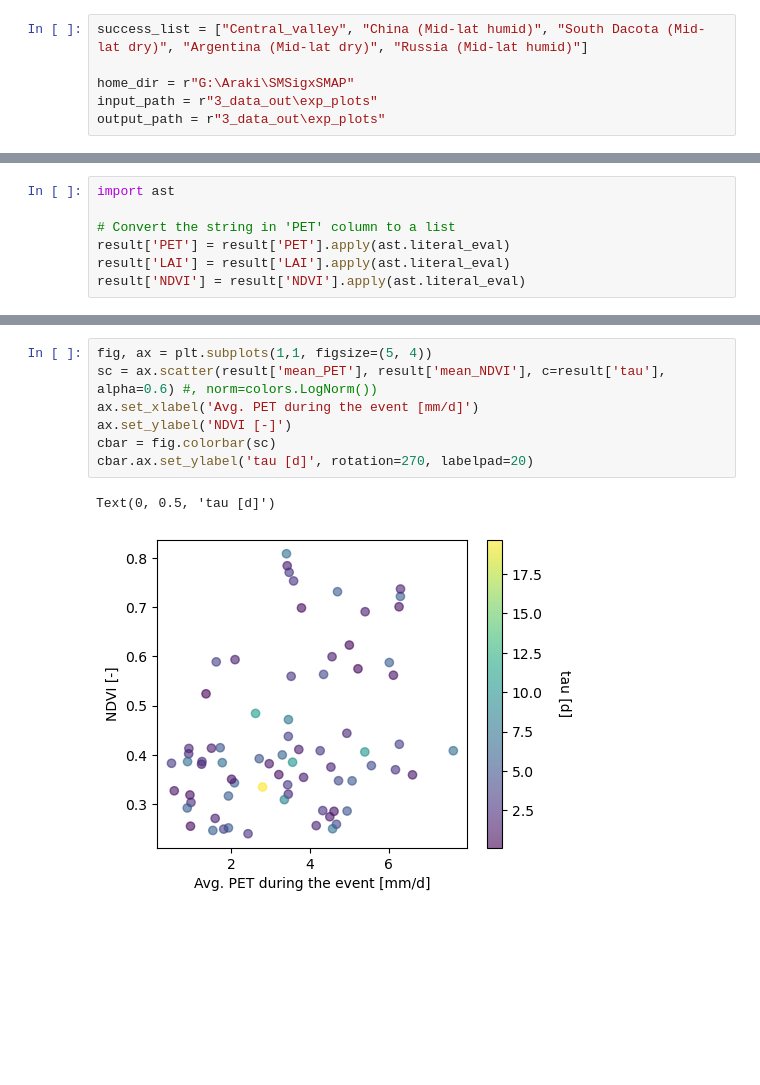
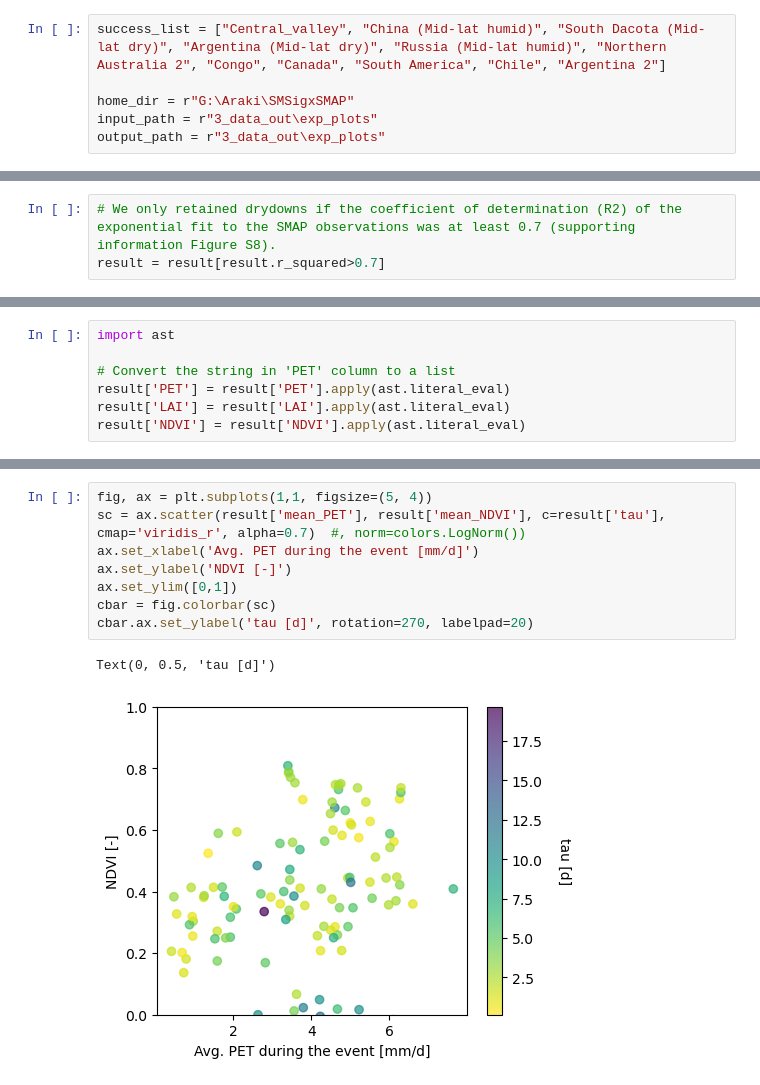
Before and after one commit to RY4GIT/SMSigxSMAP, a Jupyter notebook: 2_code_to_analyze/test_exp_model_from_pt_sample_concat_all_results.ipynb, the cells around one changed output, grey strips where cells are left out. Saved outputs shown, nothing was run; the diff lists cells and outputs as text; blank space fills up the shorter version.

```diff
--- a/2_code_to_analyze/test_exp_model_from_pt_sample_concat_all_results.ipynb
+++ b/2_code_to_analyze/test_exp_model_from_pt_sample_concat_all_results.ipynb
@@ -9,7 +9,7 @@ from datetime import datetime
 import warnings
 warnings.filterwarnings("ignore")
 # %%
-success_list = ["Central_valley", "China (Mid-lat humid)", "South Dacota (Mid-lat dry)", "Argentina (Mid-lat dry)", "Russia (Mid-lat humid)"]
+success_list = ["Central_valley", "China (Mid-lat humid)", "South Dacota (Mid-lat dry)", "Argentina (Mid-lat dry)", "Russia (Mid-lat humid)", "Northern Australia 2", "Congo", "Canada", "South America", "Chile", "Argentina 2"]
 
 home_dir = r"G:\Araki\SMSigxSMAP"
 input_path = r"3_data_out\exp_plots"
@@ -32,6 +32,9 @@ for station in success_list:
 
 # Concatenate all the dataframes together
 result = pd.concat(dfs)
+# %%
+# We only retained drydowns if the coefficient of determination (R2) of the exponential fit to the SMAP observations was at least 0.7 (supporting information Figure S8).
+result = result[result.r_squared>0.7]
 # %%
 result = result.reset_index(drop=True)
 result.head()
@@ -95,12 +102,13 @@ fig.savefig(os.path.join(home_dir, output_path, f'all_stations_tau_vs_PET_vs_NDV
 # %%
 fig, ax = plt.subplots(1,1, figsize=(5, 4))
-sc = ax.scatter(result['mean_PET'], result['mean_NDVI'], c=result['tau'], alpha=0.6) #, norm=colors.LogNorm())
+sc = ax.scatter(result['mean_PET'], result['mean_NDVI'], c=result['tau'], cmap='viridis_r', alpha=0.7)  #, norm=colors.LogNorm())
 ax.set_xlabel('Avg. PET during the event [mm/d]')
 ax.set_ylabel('NDVI [-]')
+ax.set_ylim([0,1])
 cbar = fig.colorbar(sc)
 cbar.ax.set_ylabel('tau [d]', rotation=270, labelpad=20)
 # %% [output]
 Text(0, 0.5, 'tau [d]')
-[figure, old version]
+[figure, new version]
 # %%
 fig, ax = plt.subplots(1,1, figsize=(5, 4))
```
Also changed, not shown: parts of 8 cells of this notebook, 5 other files.
